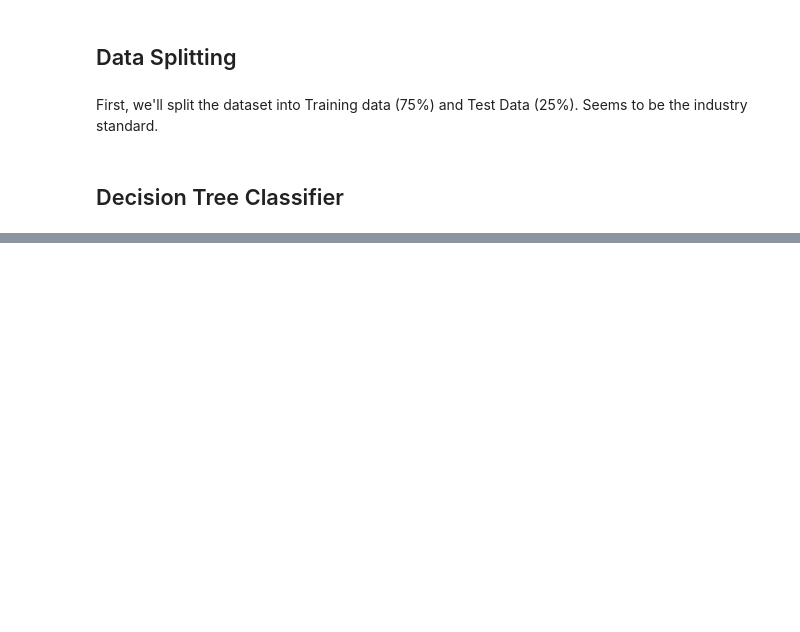
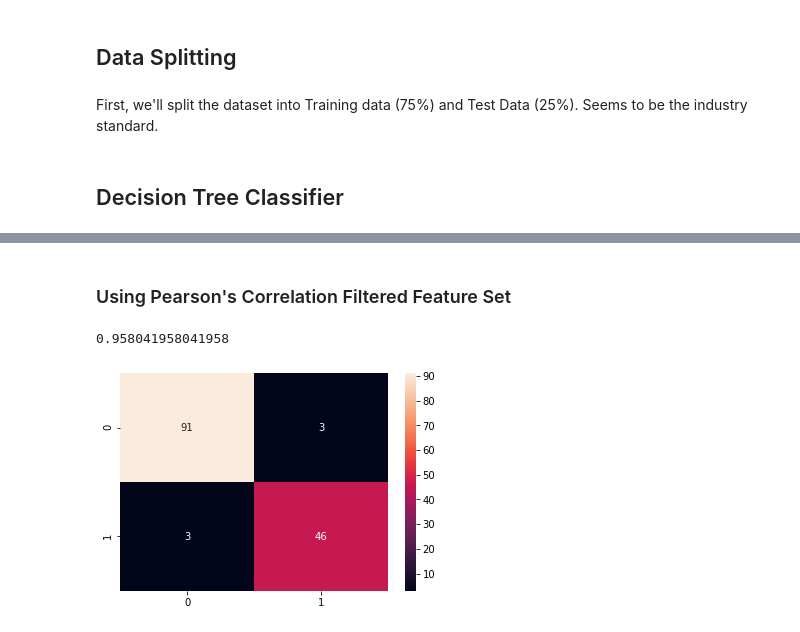
Before and after one commit to malthusohtj/breast_cancer_prediction, a Jupyter notebook: breast_cancer_pred.ipynb, the cells around one changed output, grey strips where cells are left out. Cells and saved outputs as stored; diff of their text form; code cells hidden in the pictures; blank space fills up the shorter version.

```diff
--- a/breast_cancer_pred.ipynb
+++ b/breast_cancer_pred.ipynb
@@ -426,4 +426,4 @@ def correlation_filter(x, y, n): # x are features, y is target, n is number of f
     selection = x.iloc[:,np.argsort(np.abs(corr_value_list))[-n:]].columns.to_list() # selects top n features
     return selection
 # %%
-correlation_filter(features, target, 10)
+corr_features = correlation_filter(features, target, 10)
@@ -501,0 +483,9 @@ print(accuracy_score(y_test, y_pred))
+# %% [markdown]
+### Using Pearson's Correlation Filtered Feature Set
+# %%
+corr_pred = tree_classifier(x_train_corr, x_test_corr, y_train_corr)
+sns.heatmap(confusion_matrix(y_test_corr, corr_pred), annot=True)
+print(accuracy_score(y_test_corr, corr_pred))
+# %% [output]
+0.958041958041958
+[figure, added]
```
Also changed, not shown: parts of 15 cells of this notebook.
